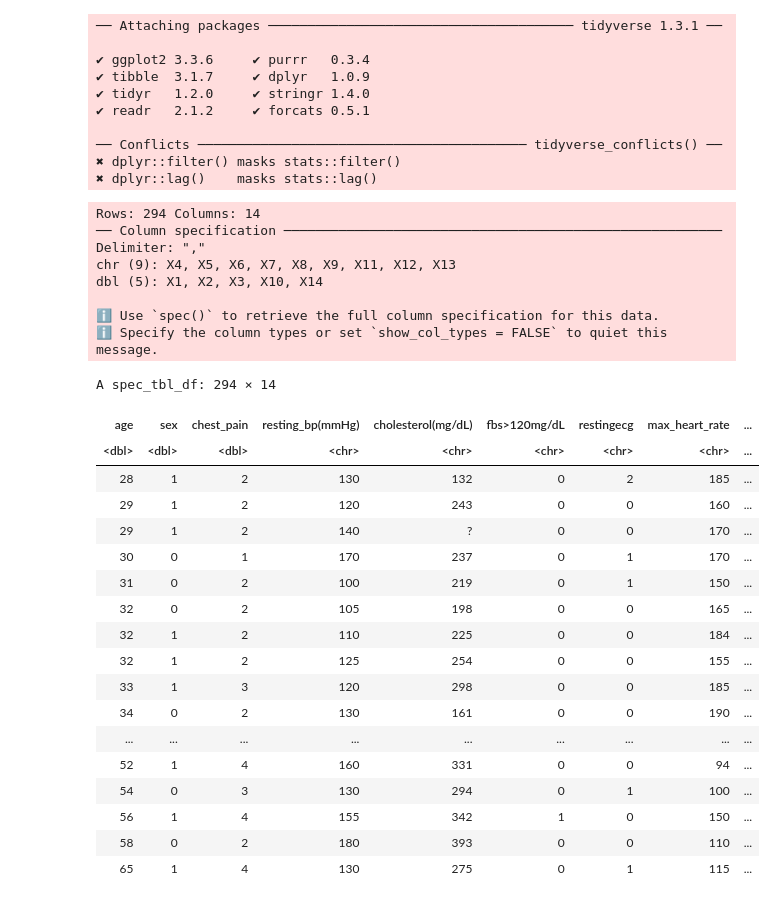
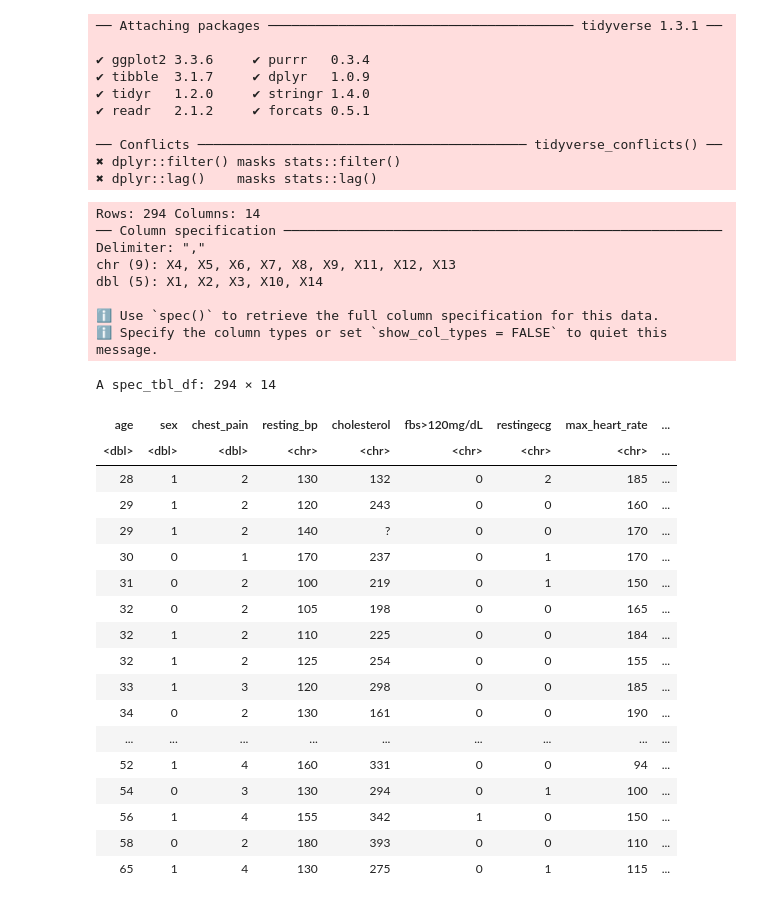
Before and after one commit to drew-gnaw/DSCI100-G81, a Jupyter notebook: WebImport.ipynb, the cells around one changed output. Cells and saved outputs as stored; diff of their text form; code cells hidden in the pictures.

```diff
--- a/WebImport.ipynb
+++ b/WebImport.ipynb
@@ -14,20 +14,20 @@ library(repr)
 ✖ dplyr::lag()    masks stats::lag()
 # %%
 heart_data <- read_delim("https://archive.ics.uci.edu/ml/machine-learning-databases/heart-disease/processed.hungarian.data",col_name = FALSE)
-colnames(heart_data) <- c("age", "sex", "chest_pain", "resting_bp(mmHg)", "cholesterol(mg/dL)", "fbs>120mg/dL", "restingecg", "max_heart_rate", "exercise_induced_angina", "oldpeak", "slope", "ca", "thal", "num")
+colnames(heart_data) <- c("age", "sex", "chest_pain", "resting_bp", "cholesterol", "fbs>120mg/dL", "restingecg", "max_heart_rate", "exercise_induced_angina", "oldpeak", "slope", "ca", "thal", "disease")
 
 heart_data
 # %% [output]
 Rows: 294 Columns: 14
 ── Column specification ────────────────────────────────────────────────────────
 Delimiter: ","
 chr (9): X4, X5, X6, X7, X8, X9, X11, X12, X13
 dbl (5): X1, X2, X3, X10, X14
 
 ℹ Use `spec()` to retrieve the full column specification for this data.
 ℹ Specify the column types or set `show_col_types = FALSE` to quiet this message.
 A spec_tbl_df: 294 × 14
-| age | sex | chest_pain | resting_bp(mmHg) | cholesterol(mg/dL) | fbs>120mg/dL | restingecg | max_heart_rate | ... |
+| age | sex | chest_pain | resting_bp | cholesterol | fbs>120mg/dL | restingecg | max_heart_rate | ... |
 | <dbl> | <dbl> | <dbl> | <chr> | <chr> | <chr> | <chr> | <chr> | ... |
 | 28 | 1 | 2 | 130 | 132 | 0 | 2 | 185 | ... |
 | 29 | 1 | 2 | 120 | 243 | 0 | 0 | 160 | ... |
```
Also changed, not shown: parts of 2 cells of this notebook.
